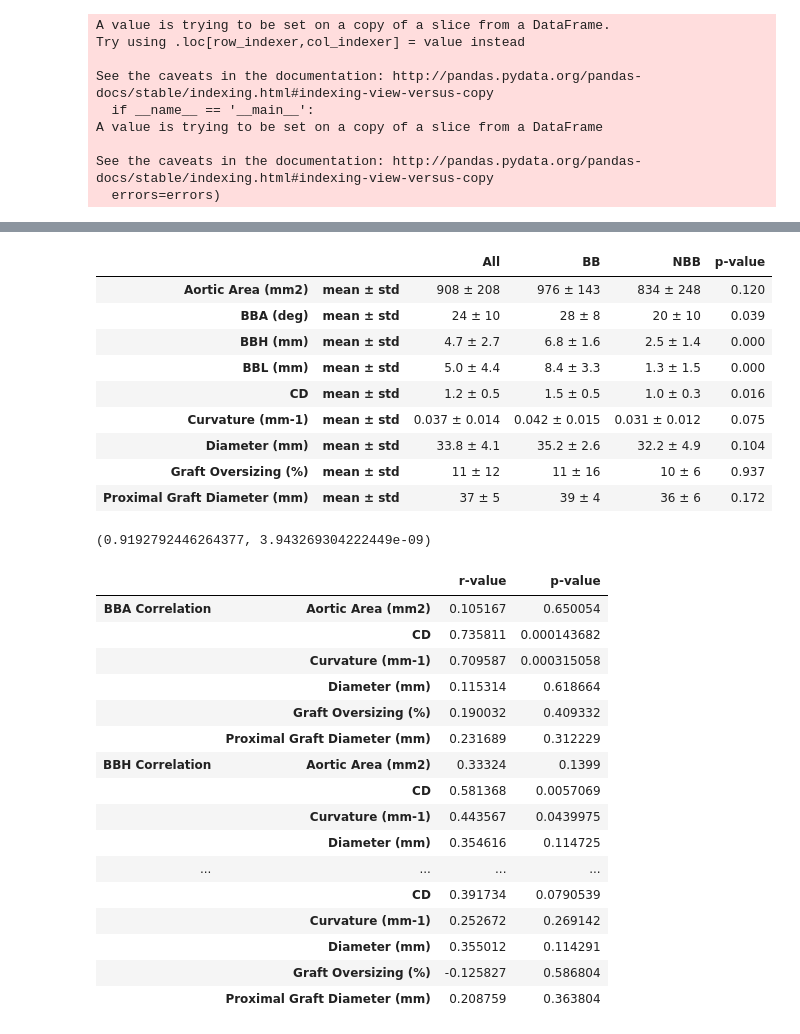
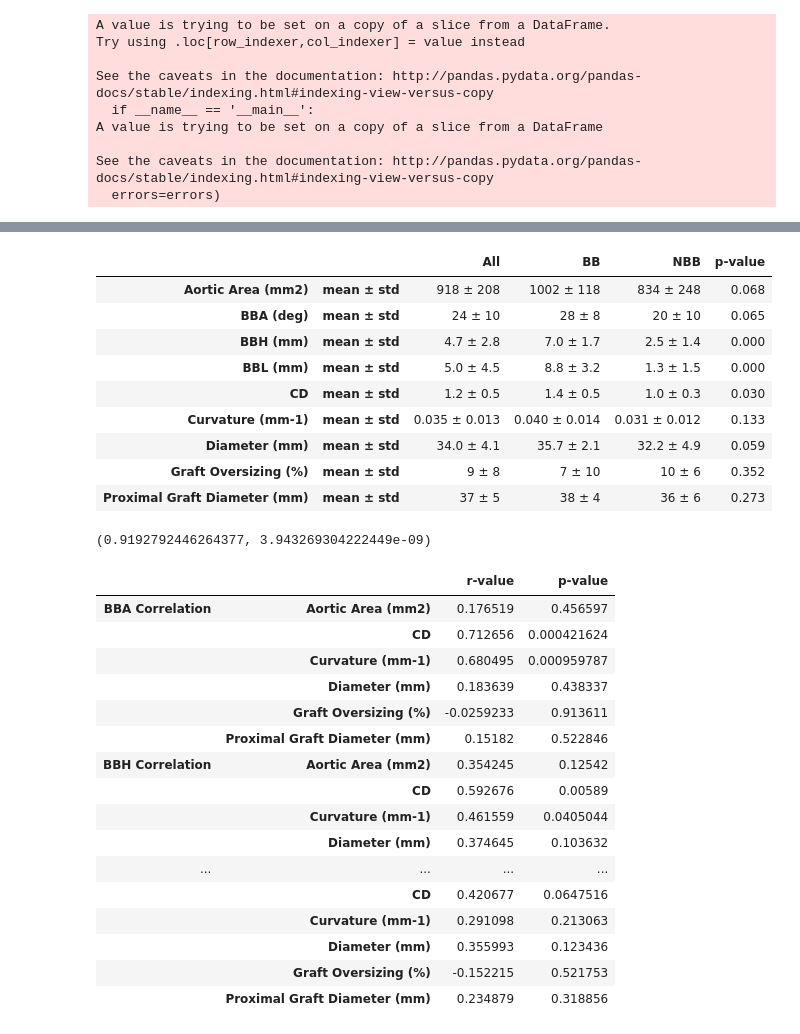
Before and after one commit to ninedigits/Bird-beak-Manuscript, a Jupyter notebook: python_code/Aorta Outcomes Area.ipynb, the cells around one changed output, grey strips where cells are left out. Drawn from its saved outputs; the diff is of its cells as text; code cells hidden in the pictures.

```diff
--- a/python_code/Aorta Outcomes Area.ipynb
+++ b/python_code/Aorta Outcomes Area.ipynb
@@ -4,10 +4,17 @@ import numpy as np
 import matplotlib.pyplot as plt
 import scipy.stats as stats
 from functools import reduce
+# %%
+def bold_significance(val):
+    if type(val)==str:
+        val = float(val.replace('<', ''))
+    fontweight = 'bold' if val<0.05 else 'normal'
+    return 'font-weight: {}'.format(fontweight)
 # %%
 # Load in data
 bb_data = pd.read_csv('bbdata_area.csv')
 bb_data.set_index('pat_id',inplace=True)
+bb_data = bb_data[bb_data.index!=15]
 
 # Calculate effective diameter from area
 bb_data['effective_diameter'] = bb_data['area'].apply(lambda x: np.sqrt((4 * x)/np.pi))
@@ -27,14 +34,16 @@ results_data = pd.concat([bb_data, results_data_all])
 
 
 results_data.rename(columns={
-                                    'bbh': 'BBH (mm)',
-                                    'curve':'Curvature (mm-1)',
-                                    'effective_diameter':'Diameter (mm)',
-                                    'percent_oversizing':'Graft Oversizing (%)',
-                                    'bba': 'BBA (deg)',
-                                    'bbl': 'BBL (mm)',
-                                    'graft': 'Proximal Graft Diameter (mm)',
-                                    'area': 'Aortic Area (mm2)'},inplace=True)
+                                'bbh': 'BBH (mm)',
+                                'curve':'Curvature (mm-1)',
+                                'effective_diameter':'Diameter (mm)',
+                                'percent_oversizing':'Graft Oversizing (%)',
+                                'bba': 'BBA (deg)',
+                                'bbl': 'BBL (mm)',
+                                'graft': 'Proximal Graft Diameter (mm)',
+                                'area': 'Aortic Area (mm2)'
+
+                             }, inplace=True)
 results_data_output = results_data.groupby('group').agg([np.mean, np.std]).reset_index()
 results_data_output
 # %% [output]
@@ -68,7 +98,7 @@ results_data_output.fillna('',inplace=True)
 
 results_data_output = results_data_output.transpose()
 results_data_output = results_data_output.reindex(sorted(results_data_output.index.values))
-display(results_data_output)
+results_data_output.style.applymap(bold_significance, subset='p-value')
 #writer = pd.ExcelWriter("/Users/maxfrohlich/Dropbox/Stanford-SJSU-Manuscript/Manuscript/Figures/bb_groups_demo.xlsx")
 #results_data_output.to_excel(writer, 'sheet1')
 # %% [output]
@@ -88,14 +118,14 @@ See the caveats in the documentation: http://pandas.pydata.org/pandas-docs/stabl
 | NBB | 36 ± 6 | 834 ± 248 | 0.031 ± 0.012 | 32.2 ± 4.9 | 1.0 ± 0.3 | ... |
 |  |  | All | BB | NBB | p-value |
-| Aortic Area (mm2) | mean ± std | 908 ± 208 | 976 ± 143 | 834 ± 248 | 0.120 |
-| BBA (deg) | mean ± std | 24 ± 10 | 28 ± 8 | 20 ± 10 | 0.039 |
-| BBH (mm) | mean ± std | 4.7 ± 2.7 | 6.8 ± 1.6 | 2.5 ± 1.4 | 0.000 |
-| BBL (mm) | mean ± std | 5.0 ± 4.4 | 8.4 ± 3.3 | 1.3 ± 1.5 | 0.000 |
-| CD | mean ± std | 1.2 ± 0.5 | 1.5 ± 0.5 | 1.0 ± 0.3 | 0.016 |
-| Curvature (mm-1) | mean ± std | 0.037 ± 0.014 | 0.042 ± 0.015 | 0.031 ± 0.012 | 0.075 |
-| Diameter (mm) | mean ± std | 33.8 ± 4.1 | 35.2 ± 2.6 | 32.2 ± 4.9 | 0.104 |
-| Graft Oversizing (%) | mean ± std | 11 ± 12 | 11 ± 16 | 10 ± 6 | 0.937 |
-| Proximal Graft Diameter (mm) | mean ± std | 37 ± 5 | 39 ± 4 | 36 ± 6 | 0.172 |
+| Aortic Area (mm2) | mean ± std | 918 ± 208 | 1002 ± 118 | 834 ± 248 | 0.068 |
+| BBA (deg) | mean ± std | 24 ± 10 | 28 ± 8 | 20 ± 10 | 0.065 |
+| BBH (mm) | mean ± std | 4.7 ± 2.8 | 7.0 ± 1.7 | 2.5 ± 1.4 | 0.000 |
+| BBL (mm) | mean ± std | 5.0 ± 4.5 | 8.8 ± 3.2 | 1.3 ± 1.5 | 0.000 |
+| CD | mean ± std | 1.2 ± 0.5 | 1.4 ± 0.5 | 1.0 ± 0.3 | 0.030 |
+| Curvature (mm-1) | mean ± std | 0.035 ± 0.013 | 0.040 ± 0.014 | 0.031 ± 0.012 | 0.133 |
+| Diameter (mm) | mean ± std | 34.0 ± 4.1 | 35.7 ± 2.1 | 32.2 ± 4.9 | 0.059 |
+| Graft Oversizing (%) | mean ± std | 9 ± 8 | 7 ± 10 | 10 ± 6 | 0.352 |
+| Proximal Graft Diameter (mm) | mean ± std | 37 ± 5 | 38 ± 4 | 36 ± 6 | 0.273 |
 # %%
 bb_data
 stats.pearsonr(bb_data['bbh'], bb_data['bbl'])
@@ -125,26 +155,24 @@ bbal_corr = pd.concat({'BBL Correlation':bbl_corr.sort_index(),
                        'BBH Correlation': bbh_corr.sort_index()})
 
 #bbal_corr.to_csv('/Users/maxfrohlich/Dropbox/figure_1_raw/bba_bbl.csv')
-def bold_significance(val):
-    fontweight = 'bold' if val<0.05 else 'normal'
-    return 'font-weight: {}'.format(fontweight)
+
 
 bbal_corr.style.applymap(bold_significance, subset='p-value')
 # %% [output]
 |  |  | r-value | p-value |
-| BBA Correlation | Aortic Area (mm2) | 0.105167 | 0.650054 |
-|  | CD | 0.735811 | 0.000143682 |
-|  | Curvature (mm-1) | 0.709587 | 0.000315058 |
-|  | Diameter (mm) | 0.115314 | 0.618664 |
-|  | Graft Oversizing (%) | 0.190032 | 0.409332 |
-|  | Proximal Graft Diameter (mm) | 0.231689 | 0.312229 |
-| BBH Correlation | Aortic Area (mm2) | 0.33324 | 0.1399 |
-|  | CD | 0.581368 | 0.0057069 |
-|  | Curvature (mm-1) | 0.443567 | 0.0439975 |
-|  | Diameter (mm) | 0.354616 | 0.114725 |
+| BBA Correlation | Aortic Area (mm2) | 0.176519 | 0.456597 |
+|  | CD | 0.712656 | 0.000421624 |
+|  | Curvature (mm-1) | 0.680495 | 0.000959787 |
+|  | Diameter (mm) | 0.183639 | 0.438337 |
+|  | Graft Oversizing (%) | -0.0259233 | 0.913611 |
+|  | Proximal Graft Diameter (mm) | 0.15182 | 0.522846 |
+| BBH Correlation | Aortic Area (mm2) | 0.354245 | 0.12542 |
+|  | CD | 0.592676 | 0.00589 |
+|  | Curvature (mm-1) | 0.461559 | 0.0405044 |
+|  | Diameter (mm) | 0.374645 | 0.103632 |
 | ... | ... | ... | ... |
-|  | CD | 0.391734 | 0.0790539 |
-|  | Curvature (mm-1) | 0.252672 | 0.269142 |
-|  | Diameter (mm) | 0.355012 | 0.114291 |
-|  | Graft Oversizing (%) | -0.125827 | 0.586804 |
-|  | Proximal Graft Diameter (mm) | 0.208759 | 0.363804 |
+|  | CD | 0.420677 | 0.0647516 |
+|  | Curvature (mm-1) | 0.291098 | 0.213063 |
+|  | Diameter (mm) | 0.355993 | 0.123436 |
+|  | Graft Oversizing (%) | -0.152215 | 0.521753 |
+|  | Proximal Graft Diameter (mm) | 0.234879 | 0.318856 |
```
Also changed, not shown: parts of 3 cells of this notebook, 2 other files.
